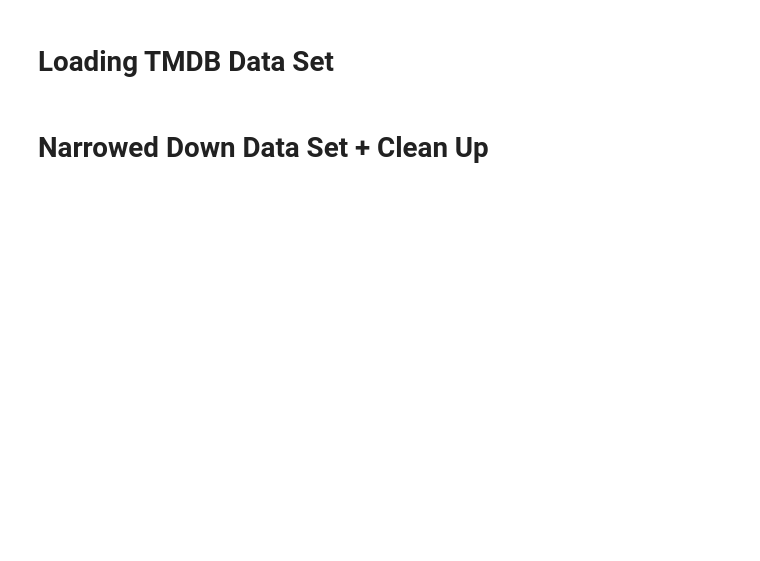
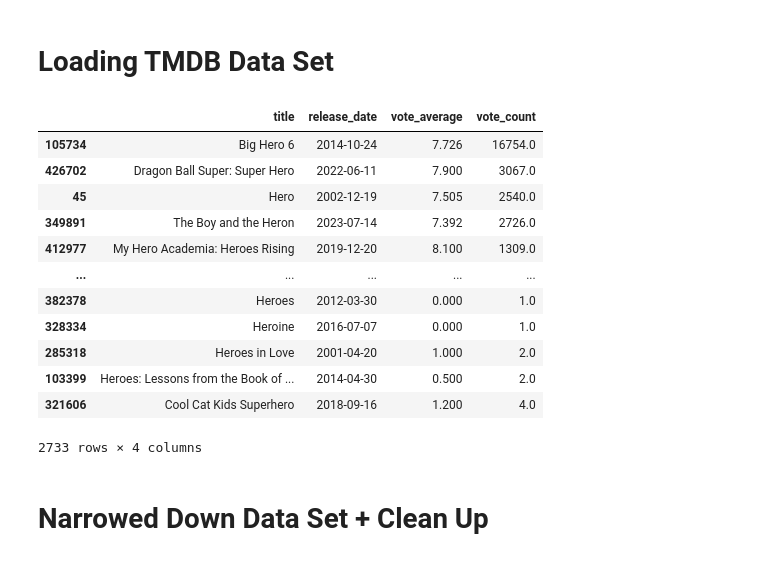
Before and after one commit to mindi888/Venn, a Jupyter notebook: backend/notebooks/Movie Rec System.ipynb, the cells around one changed output. Saved outputs shown, nothing was run; the diff lists cells and outputs as text; code cells hidden in the pictures; blank space fills up the shorter version.

```diff
--- a/backend/notebooks/Movie Rec System.ipynb
+++ b/backend/notebooks/Movie Rec System.ipynb
@@ -7,7 +7,7 @@ from sklearn.metrics.pairwise import cosine_similarity
 # %% [markdown]
 # Loading TMDB Data Set
 # %%
-# df = pd.read_csv("../data/TMDB_all_movies.csv")
+df = pd.read_csv("../data/TMDB_all_movies.csv")
 # %%
 # print(df.shape)
 # %%
@@ -28,7 +28,7 @@ from sklearn.metrics.pairwise import cosine_similarity
 # %%
 # df['vote_count'].quantile([0.90, 0.95, 0.98, 0.99, 0.995, 0.999])
 # %%
-# df["release_date"] = pd.to_datetime(df["release_date"])
+df["release_date"] = pd.to_datetime(df["release_date"])
 # %%
 # Filter for release dates up to the end of 2026
 # recent_movies_2026 = (
@@ -73,24 +73,38 @@ from sklearn.metrics.pairwise import cosine_similarity
 
 # print(df_filtered.shape)
 # %%
-# C = df['vote_average'].mean()
-# m = 700  # tune this — higher m means you trust vote_average less until a movie has more votes
+C = df['vote_average'].mean()
+m = 700  # tune this — higher m means you trust vote_average less until a movie has more votes
 
-# def weighted_rating(row, m=m, C=C):
-#     v = row['vote_count']
-#     R = row['vote_average']
-#     return (v / (v + m) * R) + (m / (v + m) * C)
+def weighted_rating(row, m=m, C=C):
+    v = row['vote_count']
+    R = row['vote_average']
+    return (v / (v + m) * R) + (m / (v + m) * C)
 
-# df['wr_score'] = df.apply(weighted_rating, axis=1)
+df['wr_score'] = df.apply(weighted_rating, axis=1)
 # %%
 # df['wr_score'].describe()
 # %%
-# bayesian_df = df.sort_values(by="wr_score", ascending=False)
+bayesian_df = df.sort_values(by="wr_score", ascending=False)
 
-# keyword = "hero"
-# matches = bayesian_df[
-#     bayesian_df["title"].str.contains(keyword, case=False, na=False)
-# ]
+keyword = "hero"
+matches = bayesian_df[
+    bayesian_df["title"].str.contains(keyword, case=False, na=False)
+]
 
-# matches[["title", "release_date", "vote_average", "vote_count"]]
+matches[["title", "release_date", "vote_average", "vote_count"]]
+# %% [output]
+|  | title | release_date | vote_average | vote_count |
+| 105734 | Big Hero 6 | 2014-10-24 | 7.726 | 16754.0 |
+| 426702 | Dragon Ball Super: Super Hero | 2022-06-11 | 7.900 | 3067.0 |
+| 45 | Hero | 2002-12-19 | 7.505 | 2540.0 |
+| 349891 | The Boy and the Heron | 2023-07-14 | 7.392 | 2726.0 |
+| 412977 | My Hero Academia: Heroes Rising | 2019-12-20 | 8.100 | 1309.0 |
+| ... | ... | ... | ... | ... |
+| 382378 | Heroes | 2012-03-30 | 0.000 | 1.0 |
+| 328334 | Heroine | 2016-07-07 | 0.000 | 1.0 |
+| 285318 | Heroes in Love | 2001-04-20 | 1.000 | 2.0 |
+| 103399 | Heroes: Lessons from the Book of ... | 2014-04-30 | 0.500 | 2.0 |
+| 321606 | Cool Cat Kids Superhero | 2018-09-16 | 1.200 | 4.0 |
+2733 rows × 4 columns
 # %%
```
Also changed, not shown: parts of 14 cells of this notebook, 47 other files.
